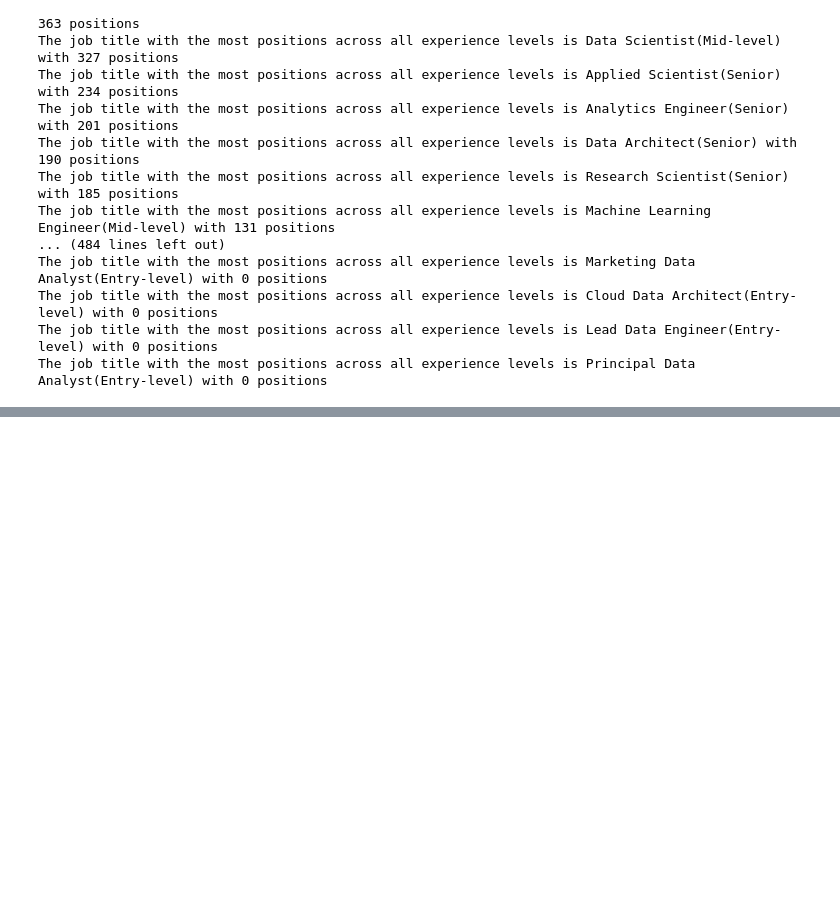
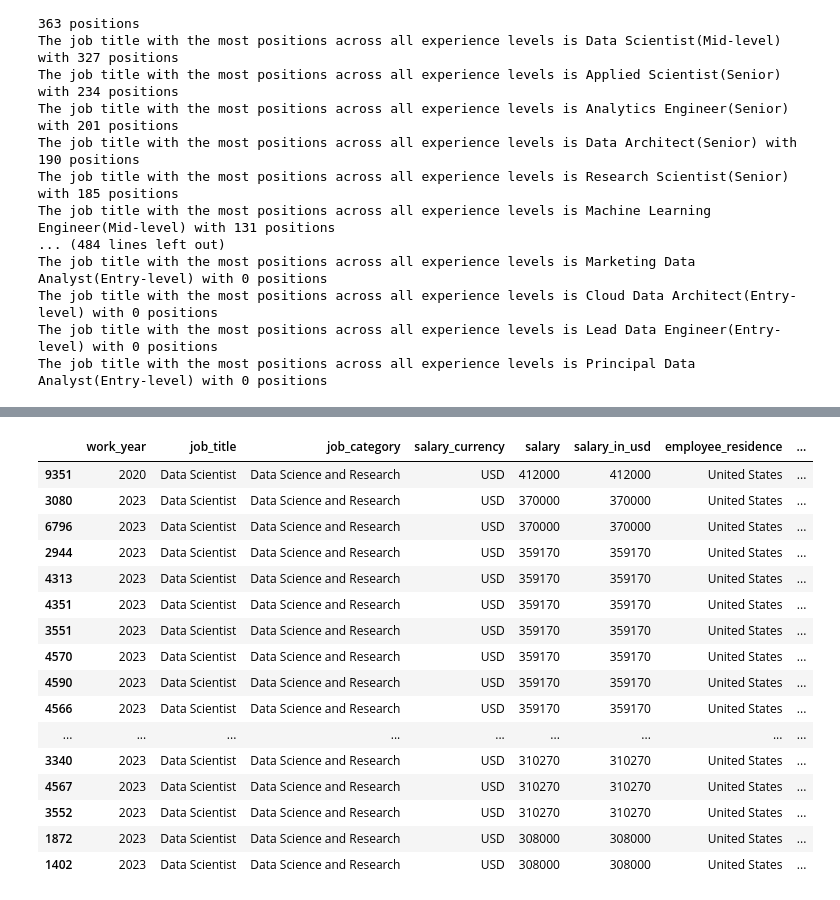
Before and after one commit to MuhammadDanishMirza/Analysis-on-Data-Science-Jobs-salaries, a Jupyter notebook: amalysis_of_data_scientisit_jobs.ipynb, the cells around one changed output, grey strips where cells are left out. Cells and saved outputs as stored; diff of their text form; code cells hidden in the pictures; blank space fills up the shorter version.

Commit message:
Analysis of Data Science Jobs

```diff
--- a/amalysis_of_data_scientisit_jobs.ipynb
+++ b/amalysis_of_data_scientisit_jobs.ipynb
@@ -58,4 +58,4 @@ import matplotlib.pyplot as plt
 
  ↪ Dealing with the missing data, outliers and the incorrect records
 # %%
-df = pd.read_csv("../Data Scientist job data sets/DataScience_salaries_2024.csv")
+df = pd.read_csv("Data/DataScience_salaries_2024.csv")
@@ -1209,0 +1268,20 @@ The job title with the most positions across all experience levels is Principal
+# %%
+df[(df["company_location"].notnull()) & (df["job_title"] == "Data Scientist")].sort_values(by="salary_in_usd",ascending=False).head(30)
+# %% [output]
+|  | work_year | job_title | job_category | salary_currency | salary | salary_in_usd | employee_residence | ... |
+| 9351 | 2020 | Data Scientist | Data Science and Research | USD | 412000 | 412000 | United States | ... |
+| 3080 | 2023 | Data Scientist | Data Science and Research | USD | 370000 | 370000 | United States | ... |
+| 6796 | 2023 | Data Scientist | Data Science and Research | USD | 370000 | 370000 | United States | ... |
+| 2944 | 2023 | Data Scientist | Data Science and Research | USD | 359170 | 359170 | United States | ... |
+| 4313 | 2023 | Data Scientist | Data Science and Research | USD | 359170 | 359170 | United States | ... |
+| 4351 | 2023 | Data Scientist | Data Science and Research | USD | 359170 | 359170 | United States | ... |
+| 3551 | 2023 | Data Scientist | Data Science and Research | USD | 359170 | 359170 | United States | ... |
+| 4570 | 2023 | Data Scientist | Data Science and Research | USD | 359170 | 359170 | United States | ... |
+| 4590 | 2023 | Data Scientist | Data Science and Research | USD | 359170 | 359170 | United States | ... |
+| 4566 | 2023 | Data Scientist | Data Science and Research | USD | 359170 | 359170 | United States | ... |
+| ... | ... | ... | ... | ... | ... | ... | ... | ... |
+| 3340 | 2023 | Data Scientist | Data Science and Research | USD | 310270 | 310270 | United States | ... |
+| 4567 | 2023 | Data Scientist | Data Science and Research | USD | 310270 | 310270 | United States | ... |
+| 3552 | 2023 | Data Scientist | Data Science and Research | USD | 310270 | 310270 | United States | ... |
+| 1872 | 2023 | Data Scientist | Data Science and Research | USD | 308000 | 308000 | United States | ... |
+| 1402 | 2023 | Data Scientist | Data Science and Research | USD | 308000 | 308000 | United States | ... |
```
Also changed, not shown: parts of 21 cells of this notebook, 1 other file.
